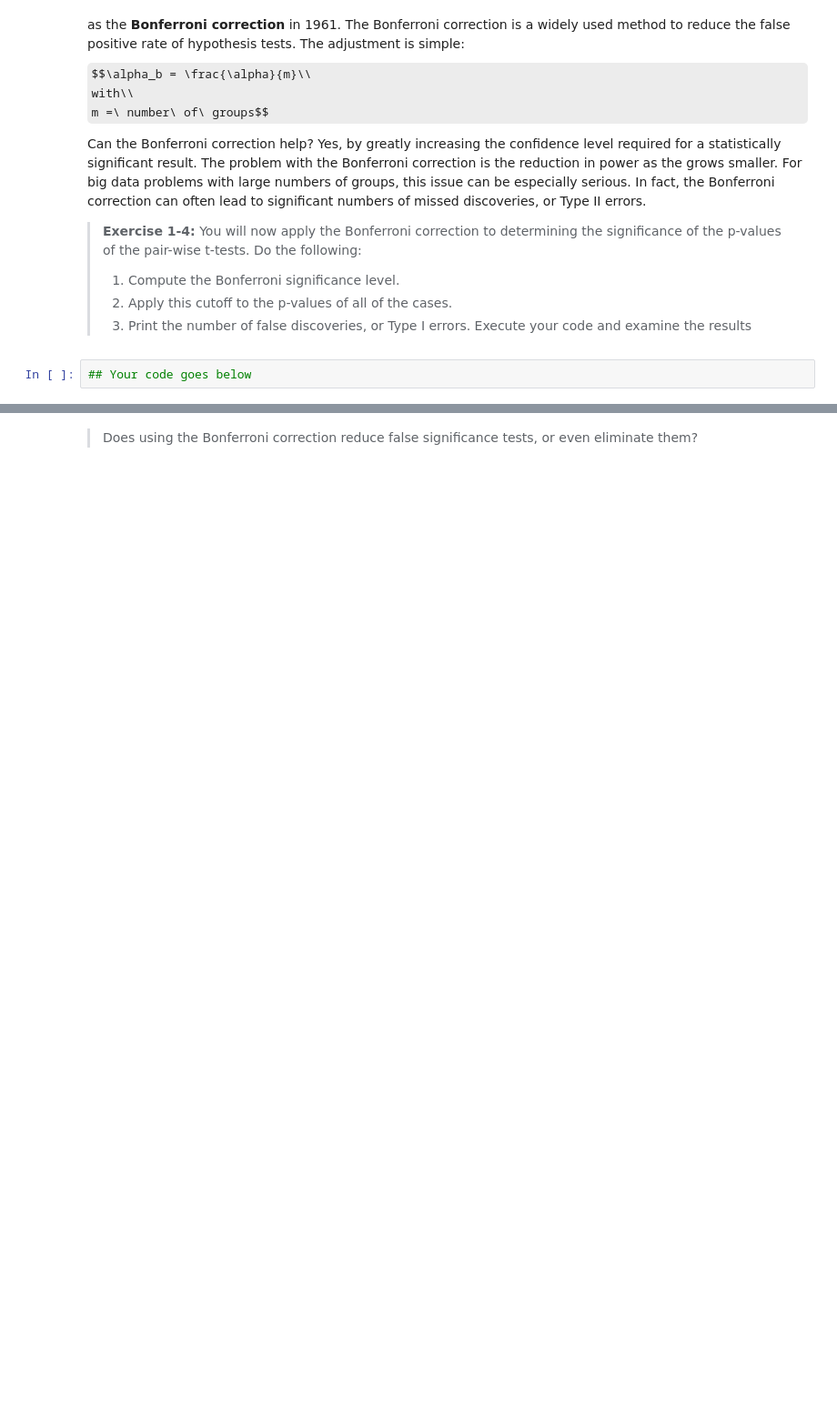
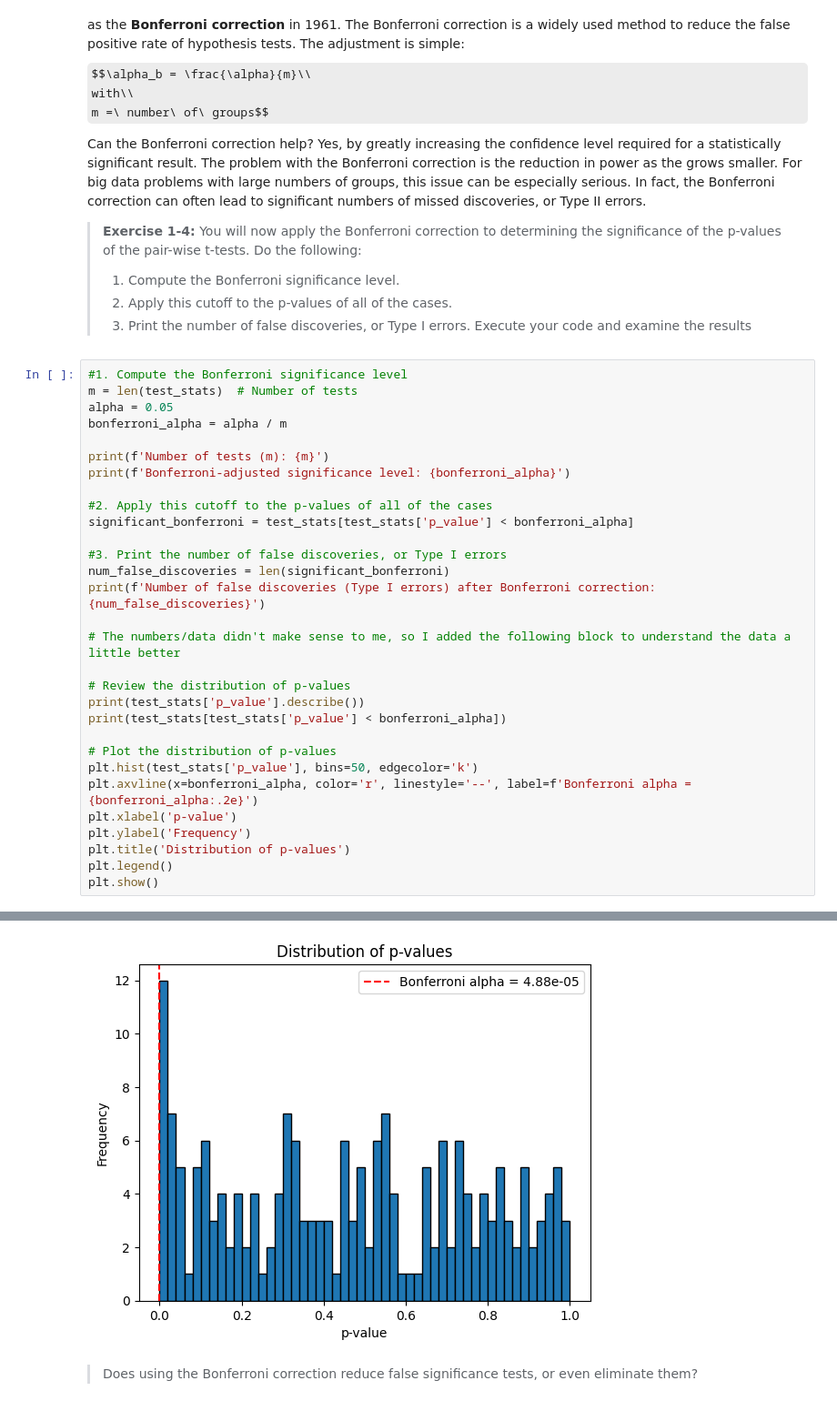
Before and after one commit to StephenElston/CSCI-E-108, a Jupyter notebook: notebooks/01_PitfallsInDataMining - Luciano Carvalho.ipynb, the cells around one changed output, grey strips where cells are left out. Shown at 91% size. Saved outputs shown, nothing was run; the diff lists cells and outputs as text; some formulas as TeX source; blank space fills up the shorter version.

```diff
--- a/notebooks/01_PitfallsInDataMining - Luciano Carvalho.ipynb
+++ b/notebooks/01_PitfallsInDataMining - Luciano Carvalho.ipynb
@@ -369,5 +421,34 @@ Can the Bonferroni correction help? Yes, by greatly increasing the confidence le
 > 2. Apply this cutoff to the p-values of all of the cases.
 > 3. Print the number of false discoveries, or Type I errors.
 > Execute your code and examine the results
-# %%
-## Your code goes below
+# %%
+#1. Compute the Bonferroni significance level
+m = len(test_stats)  # Number of tests
+alpha = 0.05
+bonferroni_alpha = alpha / m
+
+print(f'Number of tests (m): {m}')
+print(f'Bonferroni-adjusted significance level: {bonferroni_alpha}')
+
+#2. Apply this cutoff to the p-values of all of the cases
+significant_bonferroni = test_stats[test_stats['p_value'] < bonferroni_alpha]
+
+#3. Print the number of false discoveries, or Type I errors
+num_false_discoveries = len(significant_bonferroni)
+print(f'Number of false discoveries (Type I errors) after Bonferroni correction: {num_false_discoveries}')
+
+# The numbers/data didn't make sense to me, so I added the following block to understand the data a little better
+
+# Review the distribution of p-values
+print(test_stats['p_value'].describe())
+print(test_stats[test_stats['p_value'] < bonferroni_alpha])
+
+# Plot the distribution of p-values
+plt.hist(test_stats['p_value'], bins=50, edgecolor='k')
+plt.axvline(x=bonferroni_alpha, color='r', linestyle='--', label=f'Bonferroni alpha = {bonferroni_alpha:.2e}')
+plt.xlabel('p-value')
+plt.ylabel('Frequency')
+plt.title('Distribution of p-values')
+plt.legend()
+plt.show()
+# %% [output]
@@ -374,2 +466,3 @@ Can the Bonferroni correction help? Yes, by greatly increasing the confidence le
+[figure, added]
 # %% [markdown]
 > Does using the  Bonferroni correction reduce false significance tests, or even eliminate them?
```
Also changed, not shown: parts of 45 cells of this notebook.
